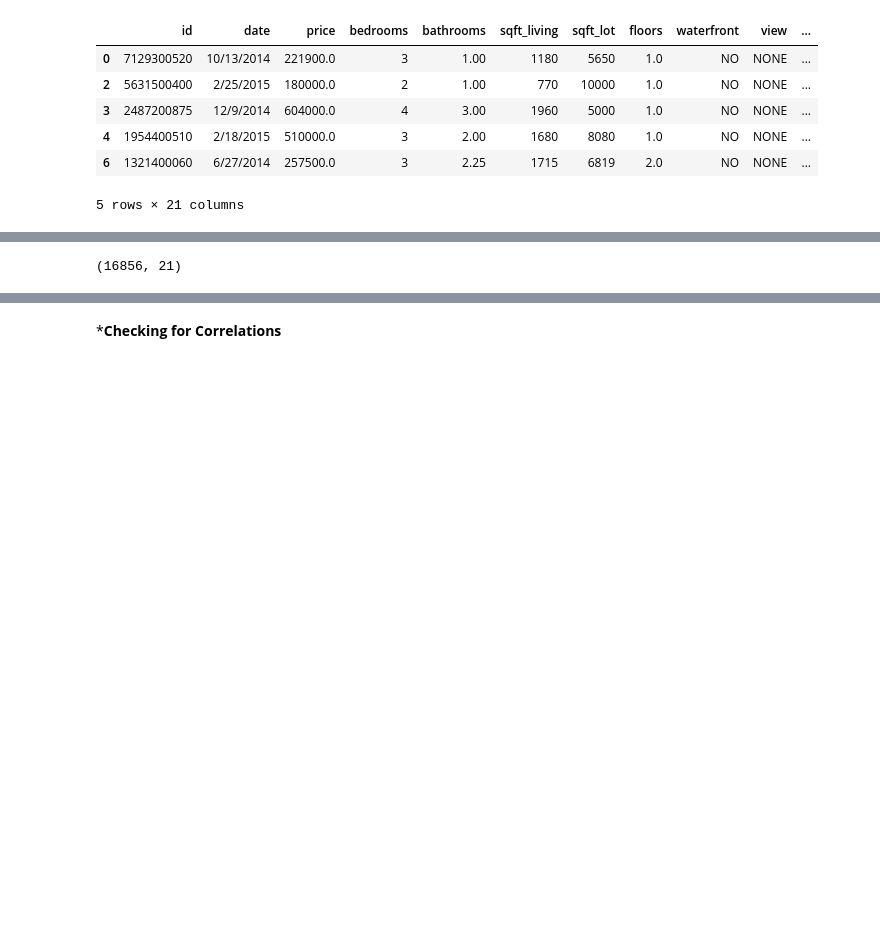
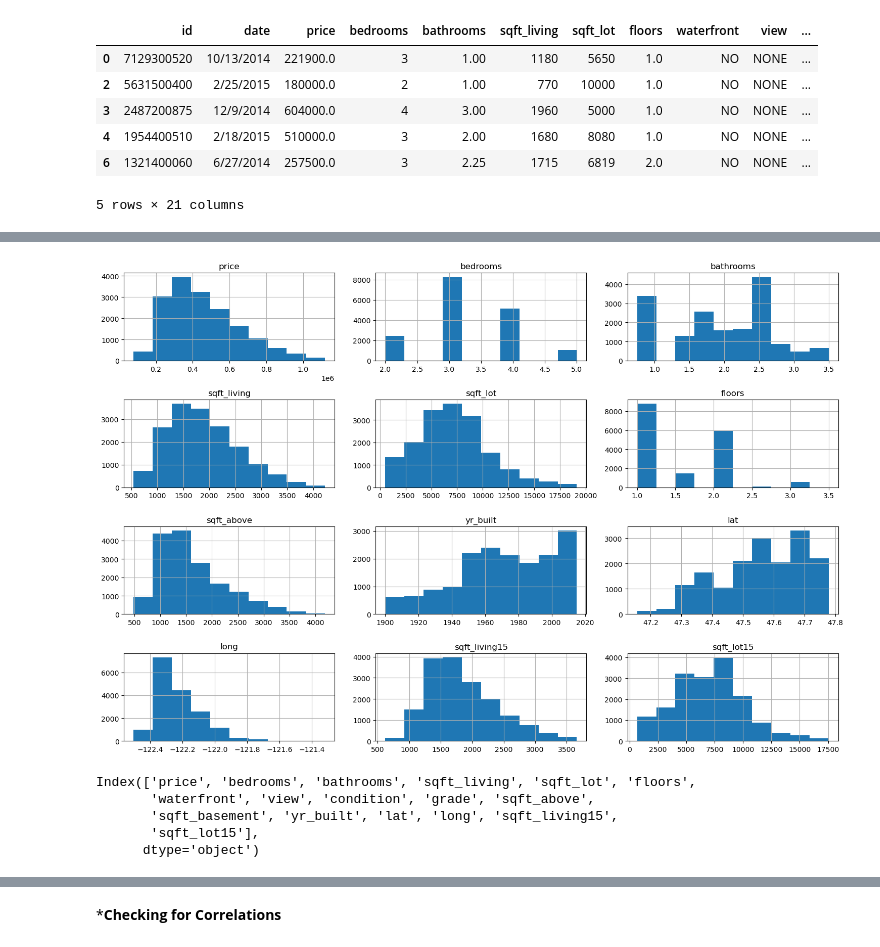
Before and after one commit to soniaojay/Predicting-Housing-Prices, a Jupyter notebook: Data Preparation Notebook.ipynb, the cells around one changed output, grey strips where cells are left out. Drawn from its saved outputs; the diff is of its cells as text; code cells hidden in the pictures; blank space fills up the shorter version.

```diff
--- a/Data Preparation Notebook.ipynb
+++ b/Data Preparation Notebook.ipynb
@@ -312,4 +416,15 @@ df.sample(2)
+# %%
+#4. Data Visualization
+df.hist(figsize=(15, 10))
+plt.tight_layout()
+plt.show()
+# %% [output]
+[figure, added]
 # %%
-df.shape
+df.columns
 # %% [output]
-(16856, 21)
+Index(['price', 'bedrooms', 'bathrooms', 'sqft_living', 'sqft_lot', 'floors',
+       'waterfront', 'view', 'condition', 'grade', 'sqft_above',
+       'sqft_basement', 'yr_built', 'lat', 'long', 'sqft_living15',
+       'sqft_lot15'],
+      dtype='object')
```
Also changed, not shown: parts of 37 cells of this notebook.
